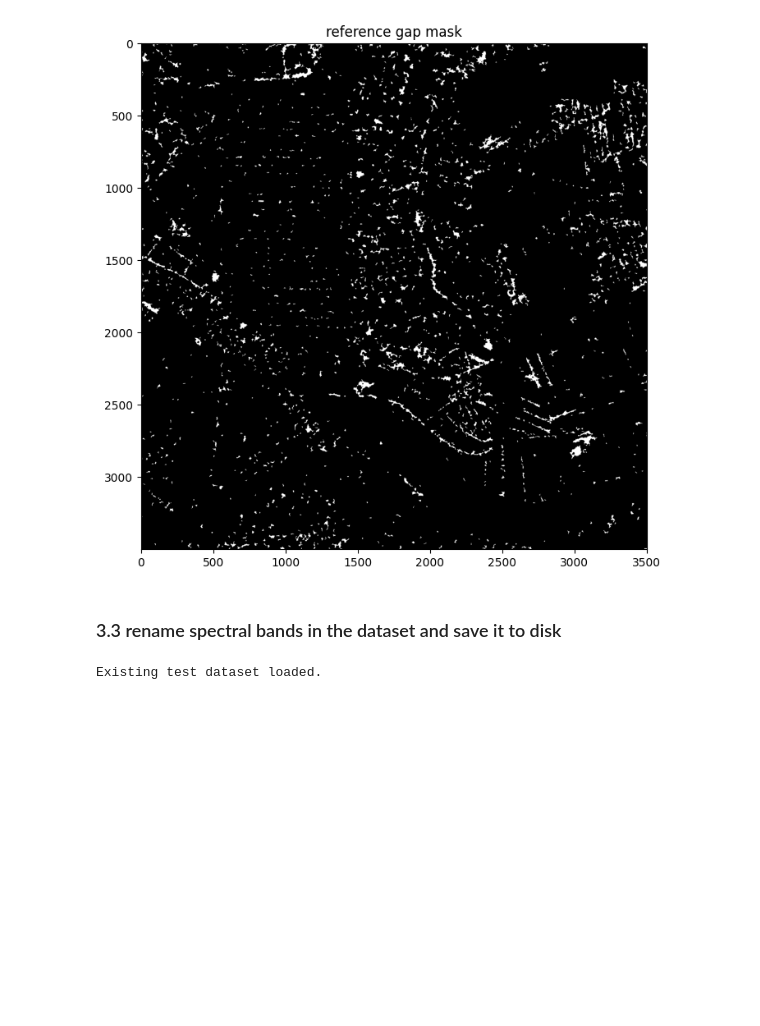
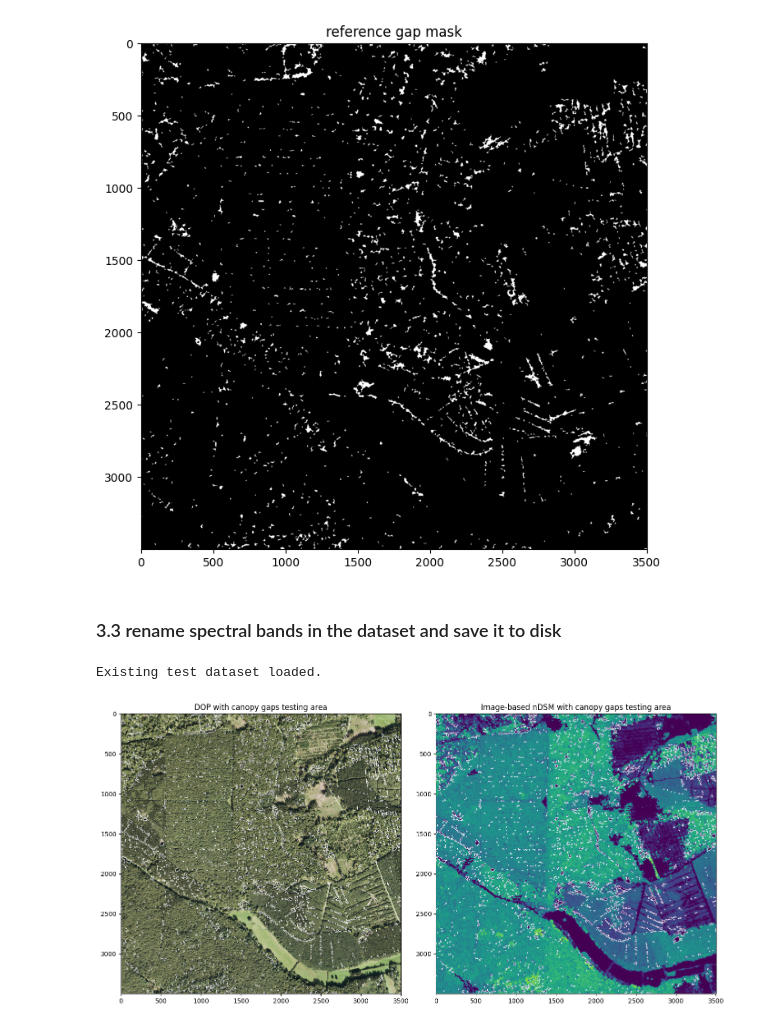
Before and after one commit to FloFranz/gap_detection, a Jupyter notebook: scripts/test_data_preparation.ipynb, the cells around one changed output. Drawn from its saved outputs; the diff is of its cells as text; code cells hidden in the pictures; blank space fills up the shorter version.

```diff
--- a/scripts/test_data_preparation.ipynb
+++ b/scripts/test_data_preparation.ipynb
@@ -71,10 +71,10 @@ Attributes:
     AREA_OR_POINT:  Area
 # %%
 # define path to raw nDSM files
-ndsm_solling_path = raw_data_dir / 'nDSM'
+ndsm_solling_path = raw_data_dir / 'nDSMs'
 
 # define path to the clipped nDSMs files
-ndsm_test_clipped_file  = processed_data_dir / 'nDSMs' / 'ndsm_test.tif'
+ndsm_test_clipped_file  = processed_data_dir / 'nDSMs' / 'ndsm_test_lev2.tif'
 
 # function to interpolate NaN values
 def interpolate_nan(array):
@@ -102,7 +102,7 @@ def interpolate_nan(array):
 if not ndsm_test_clipped_file.exists():
 
     # read raw nDSM
-    ndsm_solling_test  = rxr.open_rasterio(ndsm_solling_path / 'ndsm_solling_test_area.tif',
+    ndsm_solling_test  = rxr.open_rasterio(ndsm_solling_path / 'ndsm_solling_test_area_lev2.tif',
                                            band_as_variable=True)
 
     ndsm_solling_test.rio.write_crs('epsg:25832', inplace=True)
@@ -344,32 +366,10 @@ plt.show()
 # %%
-# rename spectral bands
-new_variable_names = {'band_1': 'red', 'band_2': 'green', 'band_3': 'blue', 'band_4': 'nir'}
-test_ds = test_ds.rename(new_variable_names)
-
-# dictionary mapping new variable names to their long names
-long_names = {
-    'red'  : 'red',
-    'green': 'green',
-    'blue' : 'blue',
-    'nir'  : 'nir',
-    'chm'  : 'chm'
-}
-
-# function to update the long_name attribute
-def update_long_names(dataset, long_name_mapping):
-    for var_name, long_name in long_name_mapping.items():
-        if var_name in dataset:
-            dataset[var_name].attrs['long_name'] = long_name
-
-# update long_name in the dataset
-update_long_names(test_ds, long_names)
-
 # save final dataset to disk
 #-----------------------------
 # define path to final dataset files
 # (as tif and csv)
-test_ds_tif_file = processed_data_dir / 'datasets' / 'test_ds.tif'
-test_ds_csv_file = processed_data_dir / 'datasets' / 'test_ds.csv'
+test_ds_tif_file = processed_data_dir / 'datasets' / 'test_ds_lev2.tif'
+test_ds_csv_file = processed_data_dir / 'datasets' / 'test_ds_lev2.csv'
 
 # check if final dataset already exists
 if not test_ds_tif_file.exists() or not test_ds_csv_file.exists():
@@ -399,18 +399,20 @@ Existing test dataset loaded.
 # %%
 # final plot
 #------------
 
 # normalize RGB bands to [0, 1] range
 test_rgb_norm = np.stack([test_ds.red, test_ds.green, test_ds.blue]).transpose(1,2,0)
 test_rgb_norm = (test_rgb_norm - test_rgb_norm.min()) / (test_rgb_norm.max() - test_rgb_norm.min())
 
 # plot RGB-DOP and nDSM with gap mask testing area
-fig, ax = plt.subplots(2,1, figsize=(12,16))
-ax[0].imshow(train_rgb_norm)
-ax[0].contour(train_ds.gap_mask, levels=[0], colors='white', linewidths=0.5, linestyles='solid')
+fig, ax = plt.subplots(1,2, figsize=(14,16))
+ax[0].imshow(test_rgb_norm)
+ax[0].contour(test_ds.gap_mask, levels=[0], colors='white', linewidths=0.5, linestyles='solid')
 ax[0].set_title('DOP with canopy gaps testing area')
-ax[1].imshow(train_ds.chm, cmap='viridis', interpolation='none')
-ax[1].contour(train_ds.gap_mask, levels=[0], colors='white', linewidths=0.5, linestyles='solid')
+ax[1].imshow(test_ds.ndsm, cmap='viridis', interpolation='none')
+ax[1].contour(test_ds.gap_mask, levels=[0], colors='white', linewidths=0.5, linestyles='solid')
 ax[1].set_title('Image-based nDSM with canopy gaps testing area')
 plt.tight_layout()
 plt.show()
+# %% [output]
+[figure, added]
```
Also changed, not shown: parts of 3 cells of this notebook.
